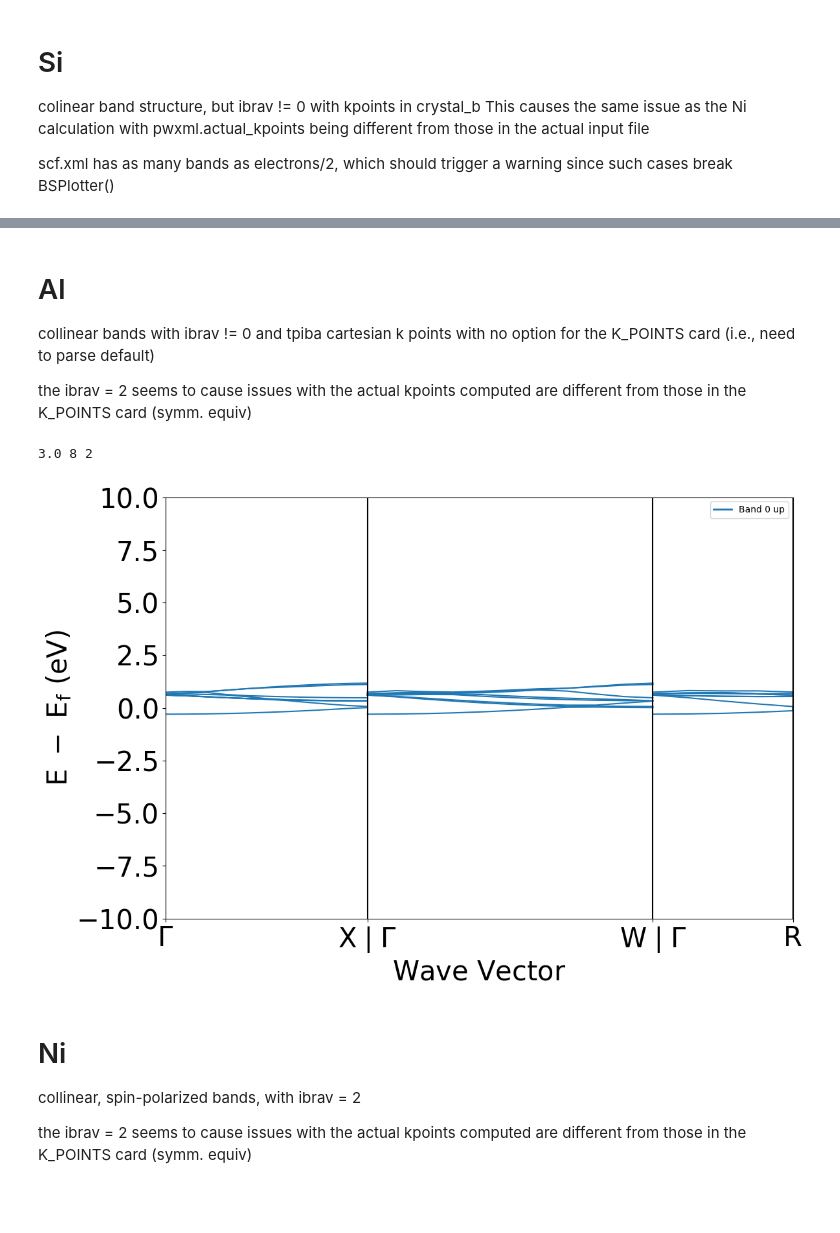
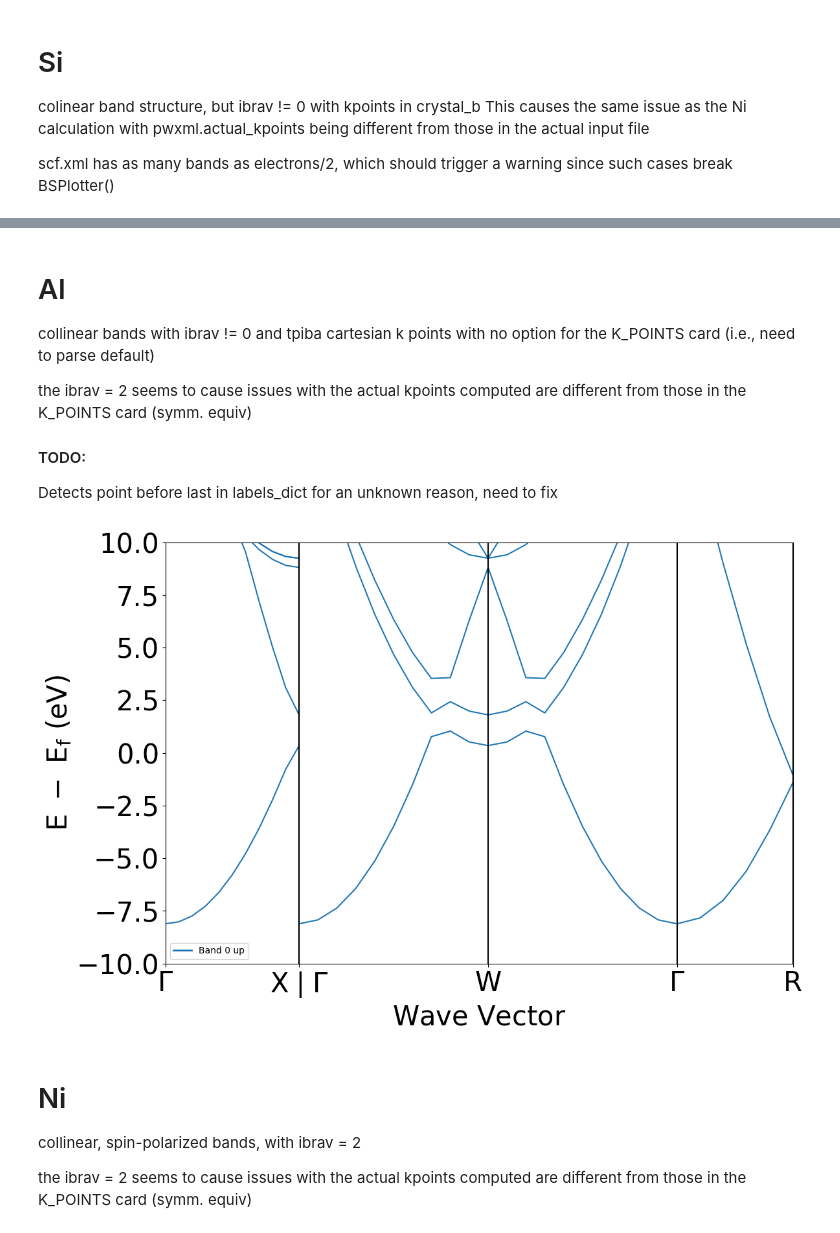
Before and after one commit to Griffin-Group/pymatgen-io-espresso, a Jupyter notebook: debug.ipynb, the cells around one changed output, grey strips where cells are left out. Saved outputs shown, nothing was run; the diff lists cells and outputs as text; code cells hidden in the pictures; blank space fills up the shorter version.

```diff
--- a/debug.ipynb
+++ b/debug.ipynb
@@ -65,19 +98,21 @@ array([[ 0.      ,  0.      ,  0.      ],
 collinear bands with ibrav != 0 and tpiba cartesian k points with no option for the K_POINTS card (i.e., need to parse default)
 
 the ibrav = 2 seems to cause issues with the actual kpoints computed are different from those in the K_POINTS card (symm. equiv)
+
+#### TODO:
+Detects point before last in labels_dict for an unknown reason, need to fix
 # %%
 dir = 'Al'
 xml_filename = f'pymatgen/io/espresso/tests/data/{dir}/bands.xml'
 in_filename = f'pymatgen/io/espresso/tests/data/{dir}/bands.in'
 pwxml = PWxml(xml_filename)
 pwin = PWin.from_file(in_filename)
 #print(pwin.to_str())
 
-bs = pwxml.get_band_structure()
+bs = pwxml.get_band_structure(kpoints_filename=in_filename)
 BSPlotter(bs).show()
 # %% [output]
-3.0 8 2
-[figure, old version]
+[figure, new version]
 # %% [markdown]
 # Ni
 collinear, spin-polarized bands, with ibrav = 2
```
Also changed, not shown: parts of 15 cells of this notebook, 5 other files.
